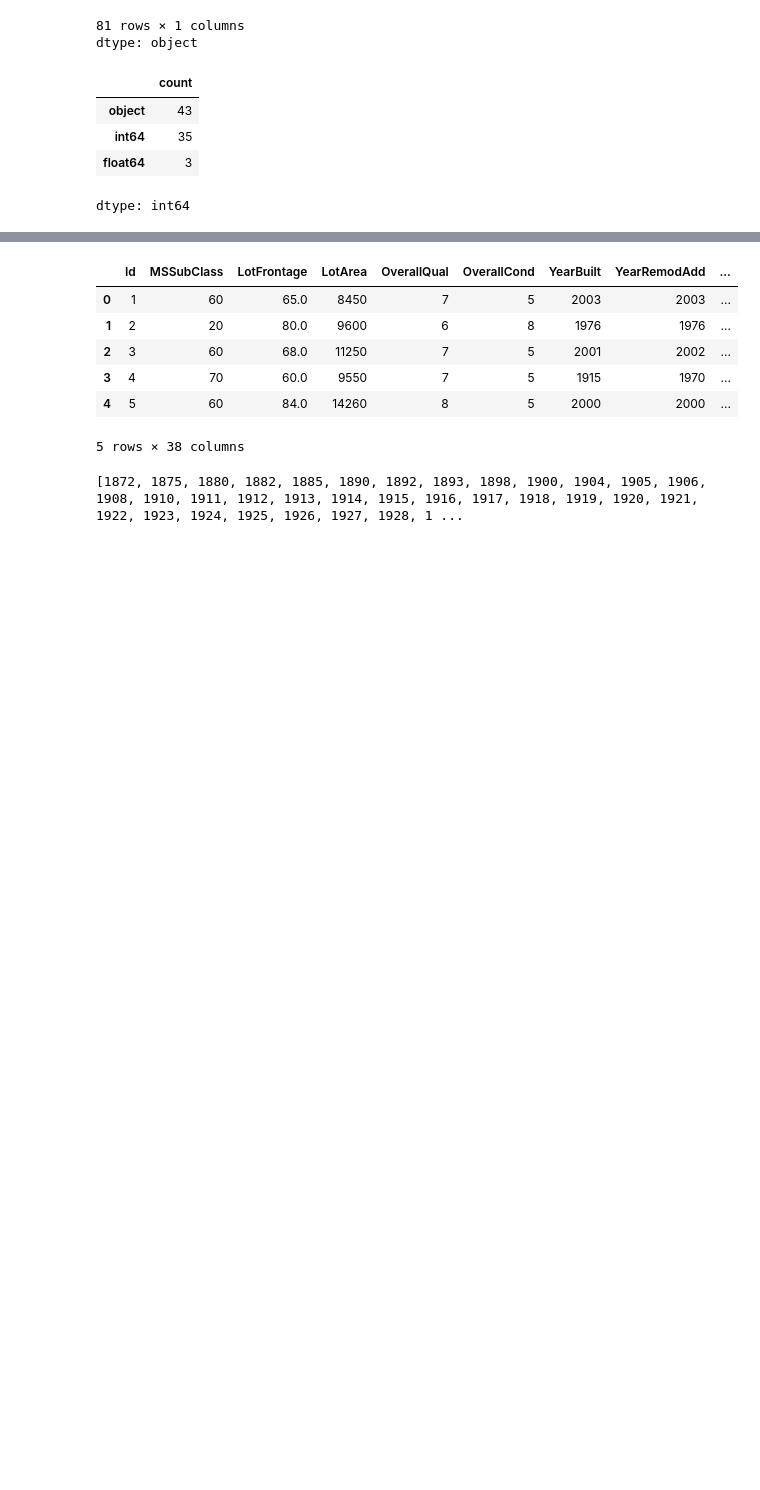
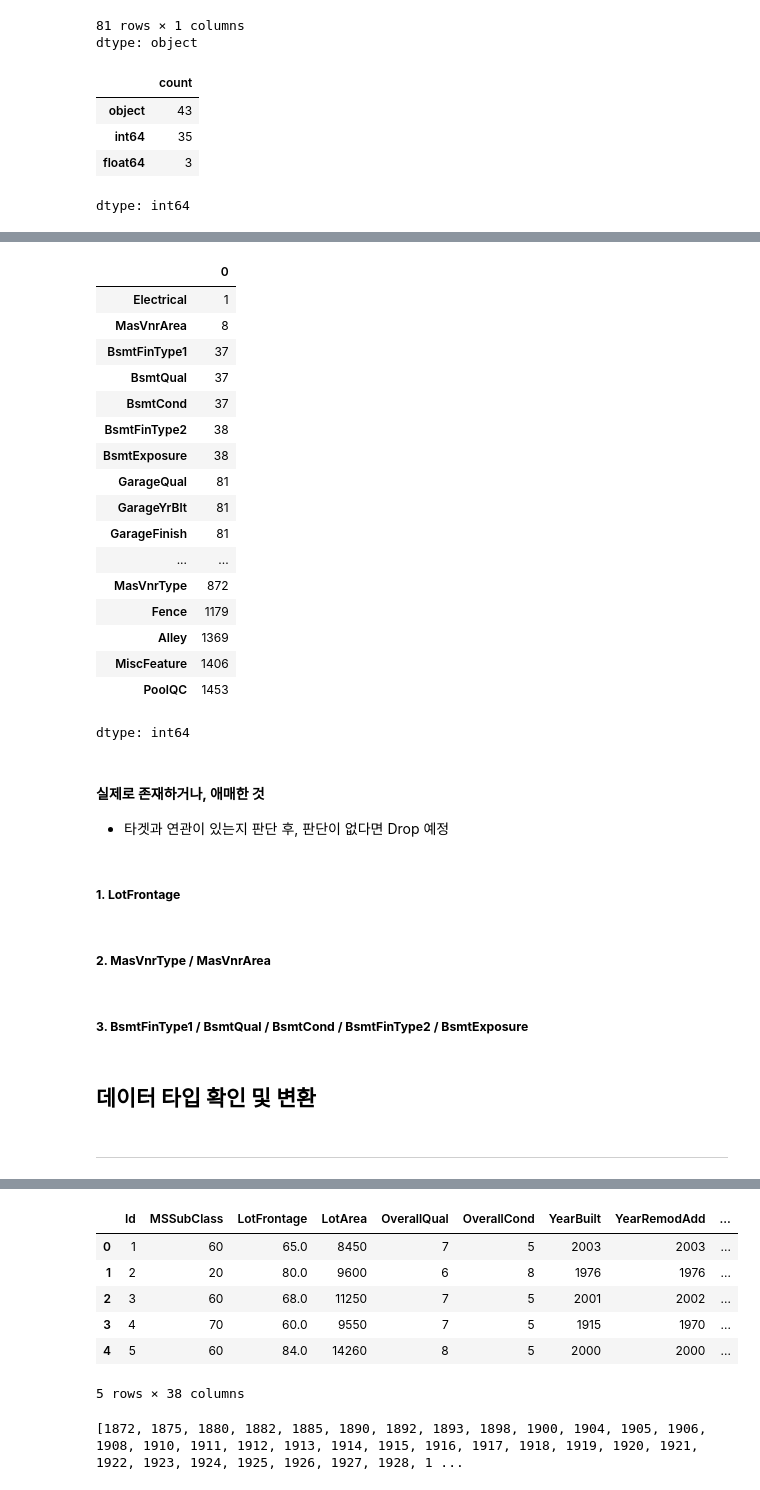
Before and after one commit to WasabiRamen/kaggle-study-house-prices, a Jupyter notebook: house_price.ipynb, the cells around one changed output, grey strips where cells are left out. Cells and saved outputs as stored; diff of their text form; code cells hidden in the pictures; blank space fills up the shorter version.

```diff
--- a/house_price.ipynb
+++ b/house_price.ipynb
@@ -55,0 +88,21 @@ dtype: int64
+# %%
+missing_value
+# %% [output]
+|  | 0 |
+| Electrical | 1 |
+| MasVnrArea | 8 |
+| BsmtFinType1 | 37 |
+| BsmtQual | 37 |
+| BsmtCond | 37 |
+| BsmtFinType2 | 38 |
+| BsmtExposure | 38 |
+| GarageQual | 81 |
+| GarageYrBlt | 81 |
+| GarageFinish | 81 |
+| ... | ... |
+| MasVnrType | 872 |
+| Fence | 1179 |
+| Alley | 1369 |
+| MiscFeature | 1406 |
+| PoolQC | 1453 |
+dtype: int64
@@ -56,3 +120,19 @@ dtype: int64
+# %% [markdown]
+#### **실제로 존재하거나, 애매한 것**
+
+* 타겟과 연관이 있는지 판단 후, 판단이 없다면 Drop 예정
+# %% [markdown]
+##### **1. LotFrontage**
+# %% [markdown]
+##### **2. MasVnrType / MasVnrArea**
+# %% [markdown]
+##### **3. BsmtFinType1 / BsmtQual / BsmtCond / BsmtFinType2 / BsmtExposure**
+# %% [markdown]
+## **데이터 타입 확인 및 변환**
+# %% [markdown]
+
+
+---
 # %%
 train.select_dtypes(include=['object']).head(5)  #문자열만 모아보기
 # %% [output]
```
Also changed, not shown: parts of 8 cells of this notebook.
